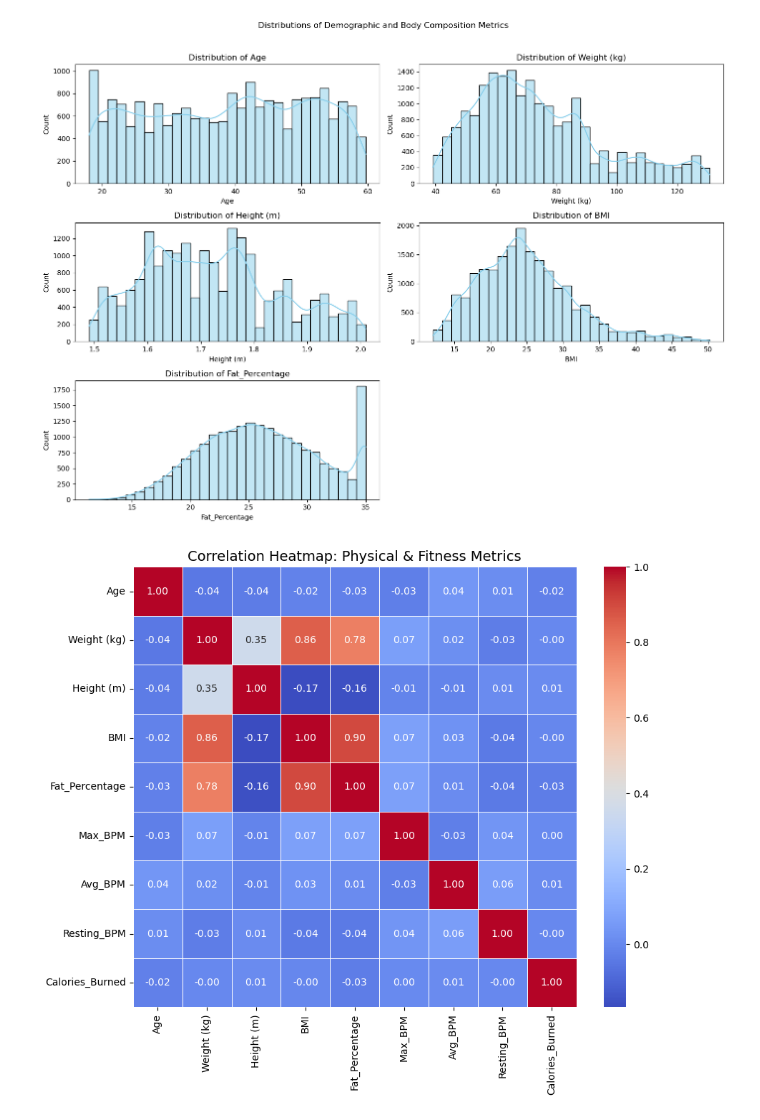
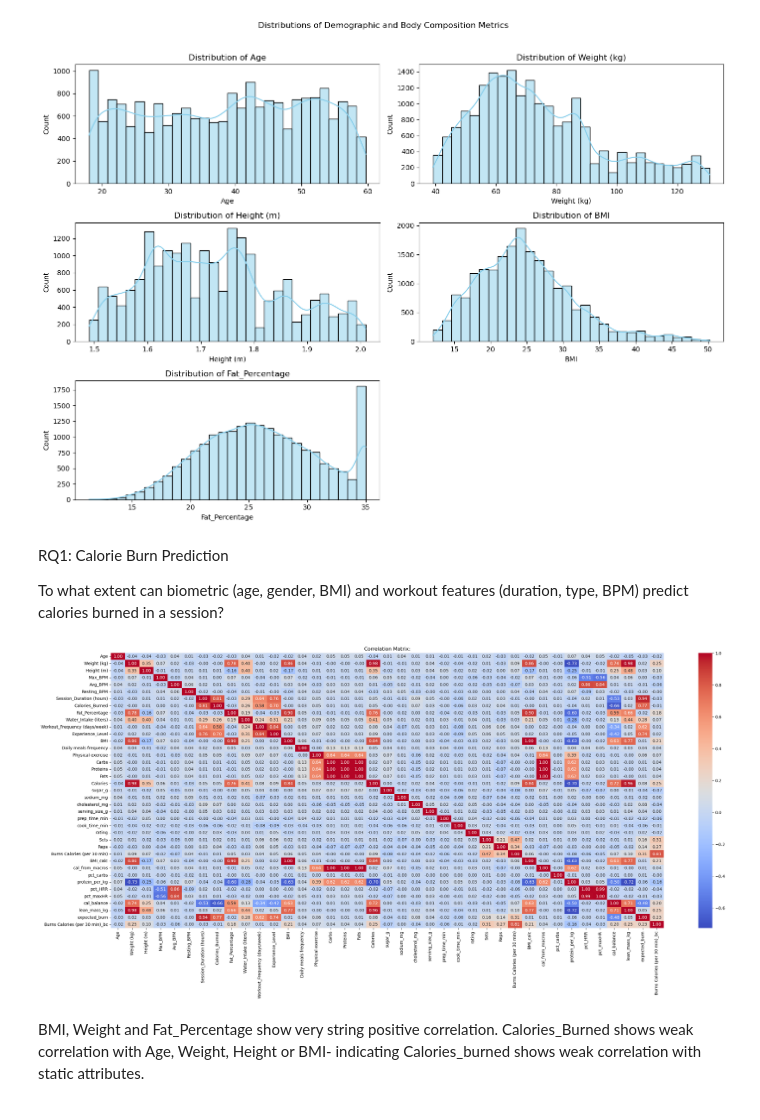
Before and after one commit to dishasanthosh/Group_2_IMT574, a Jupyter notebook: Group 2_Final Project_IMT 574.ipynb, the cells around one changed output. Cells and saved outputs as stored; diff of their text form; code cells hidden in the pictures.

```diff
--- a/Group 2_Final Project_IMT 574.ipynb
+++ b/Group 2_Final Project_IMT 574.ipynb
@@ -71,19 +78,33 @@ plt.tight_layout()
 plt.show()
 # %% [output]
 [figure]
+# %% [markdown]
+RQ1: Calorie Burn Prediction
+
+To what extent can biometric (age, gender, BMI) and workout features (duration, type, BPM) predict calories burned in a session?
 # %%
 #checking correlation
 
-physical_cols = [
-    'Age', 'Weight (kg)', 'Height (m)', 'BMI', 'Fat_Percentage',
-    'Max_BPM', 'Avg_BPM', 'Resting_BPM', 'Calories_Burned'
-]
+# physical_cols = [
+#     'Age', 'Weight (kg)', 'Height (m)', 'BMI', 'Fat_Percentage',
+#     'Max_BPM', 'Avg_BPM', 'Resting_BPM', 'Calories_Burned'
+# ]
 
-corr = df[physical_cols].corr()
+# corr = df[physical_cols].corr()
 
-plt.figure(figsize=(10, 8))
-sns.heatmap(corr, annot=True, cmap='coolwarm', fmt=".2f", linewidths=0.5)
-plt.title("Correlation Heatmap: Physical & Fitness Metrics", fontsize=14)
+# plt.figure(figsize=(10, 8))
+# sns.heatmap(corr, annot=True, cmap='coolwarm', fmt=".2f", linewidths=0.5)
+# plt.title("Correlation Heatmap: Physical & Fitness Metrics", fontsize=14)
+# plt.show()
+
+corr = df.corr(numeric_only = True)
+
+plt.figure(figsize=(30,12))
+sns.heatmap(corr, annot=True, cmap='coolwarm', fmt=".2f")
+plt.title("Correlation Matrix:")
 plt.show()
 # %% [output]
-[figure, old version]
+[figure, new version]
+# %% [markdown]
+BMI, Weight and Fat_Percentage show very string positive correlation.
+Calories_Burned shows weak correlation with Age, Weight, Height or BMI- indicating Calories_burned shows weak correlation with static attributes.
```
Also changed, not shown: parts of 12 cells of this notebook.
